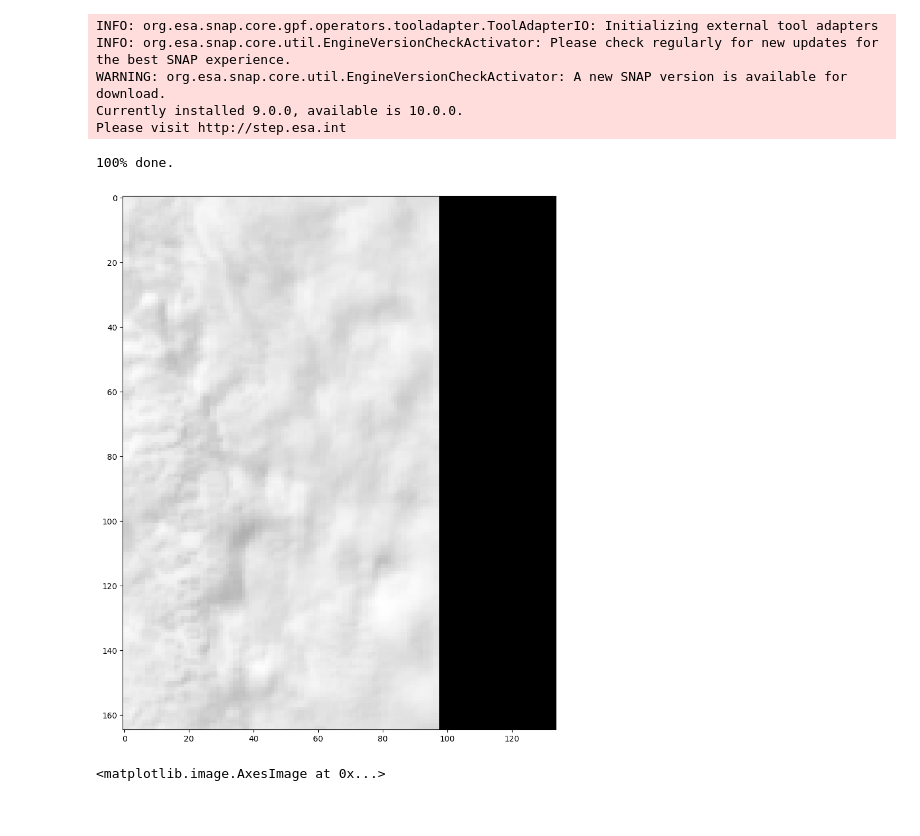
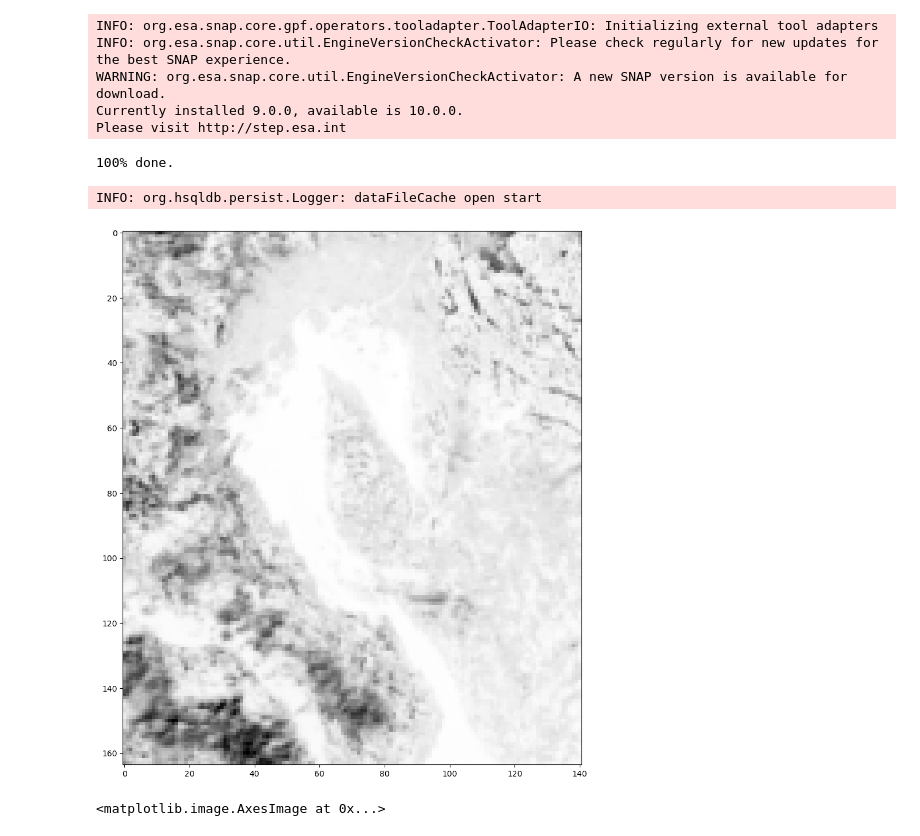
Before and after one commit to NIVANorge/earth-observations, a Jupyter notebook: notebooks/process_S3_L1_to_L2.ipynb, the cells around one changed output. Cells and saved outputs as stored; diff of their text form; code cells hidden in the pictures.

```diff
--- a/notebooks/process_S3_L1_to_L2.ipynb
+++ b/notebooks/process_S3_L1_to_L2.ipynb
@@ -63,7 +66,7 @@ def read_S3(filename):
     reader = ProductIO.getProductReader('SENTINEL-3')
     return  ProductIO.readProduct(filename)
 # %%
-FILENAME_NO_EXT = "./S3/L1/IO/2024/February/22/S3B_OL_1_EFR____20240222T104215_20240222T104515_20240222T225253_0179_090_051_1980_PS2_O_NT_003.SEN3"
+FILENAME_NO_EXT = "./S3/L1/IO/2024/March/22/S3A_OL_1_EFR____20240322T102852_20240322T103152_20240323T105256_0179_110_222_1980_PS1_O_NT_003.SEN3"
 p = read_S3(FILENAME_NO_EXT)
 # %%
 # print(list(p.getBandNames()))
@@ -81,6 +84,7 @@ def crop_product(product):
 image_subset = crop_product(p)
 # %% [output]
 100% done.
+INFO: org.hsqldb.persist.Logger: dataFileCache open start
 # %%
 def plotBand(product, band):
 
@@ -101,9 +105,9 @@ def plotBand(product, band):
 
     return
 # %%
-plotBand(image_subset, 'Oa09_radiance')
+plotBand(image_subset, 'Oa08_radiance')
 # %% [output]
-[figure, old version]
+[figure, new version]
 # %%
 def reproject_product(product, crs='EPSG:4326'):
     """
```
Also changed, not shown: parts of 15 cells of this notebook, 3 other files.
